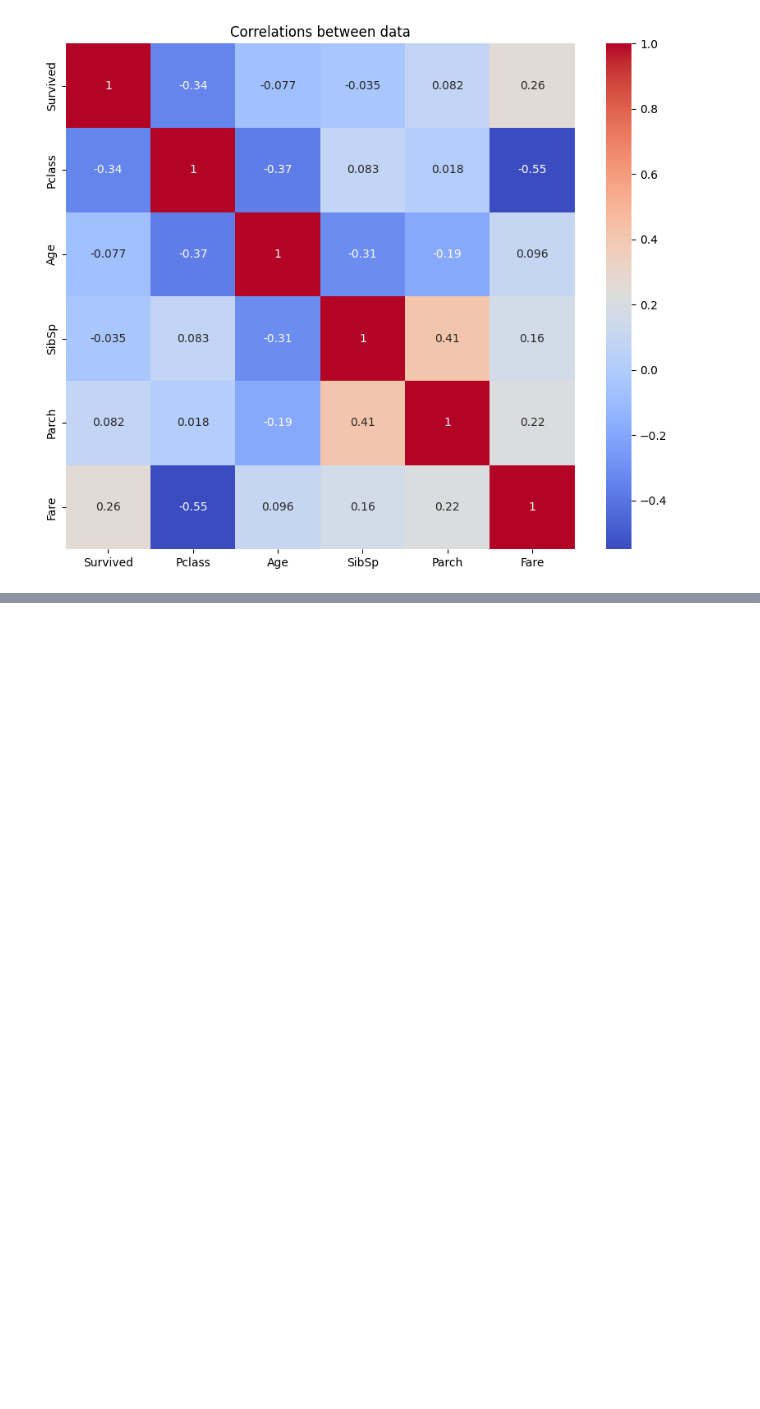
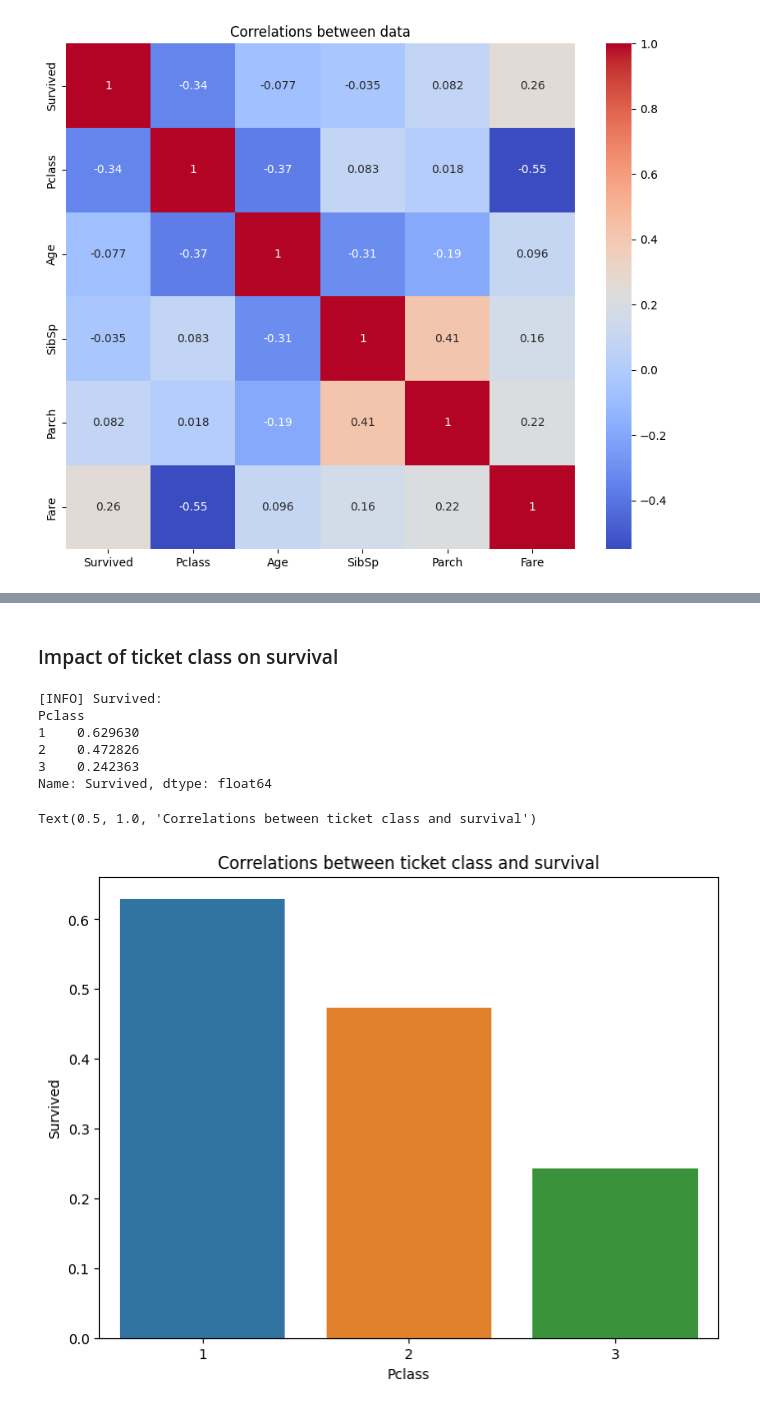
Before and after one commit to Milutin-S/kaggleCompetitions, a Jupyter notebook: Titanic/notes.ipynb, the cells around one changed output, grey strips where cells are left out. Drawn from its saved outputs; the diff is of its cells as text; code cells hidden in the pictures; blank space fills up the shorter version.

```diff
--- a/Titanic/notes.ipynb
+++ b/Titanic/notes.ipynb
@@ -146,0 +168,19 @@ sns.heatmap(train_df.corr(), annot=True, cmap='coolwarm')
+# %% [markdown]
+### Impact of ticket class on survival
+# %%
+pclass_impact_on_survival = train_df[['Pclass', 'Survived']].groupby('Pclass')['Survived'].mean()
+print(f"[INFO] Survived:\n{pclass_impact_on_survival}")
+# %% [output]
+[INFO] Survived:
+Pclass
+1    0.629630
+2    0.472826
+3    0.242363
+Name: Survived, dtype: float64
+# %%
+plt.figure(figsize=(8, 6))
+sns.barplot(x='Pclass', y='Survived', data=pclass_impact_on_survival.reset_index())
+plt.title("Correlations between ticket class and survival")
+# %% [output]
+Text(0.5, 1.0, 'Correlations between ticket class and survival')
+[figure, added]
```
Also changed, not shown: parts of 8 cells of this notebook.
